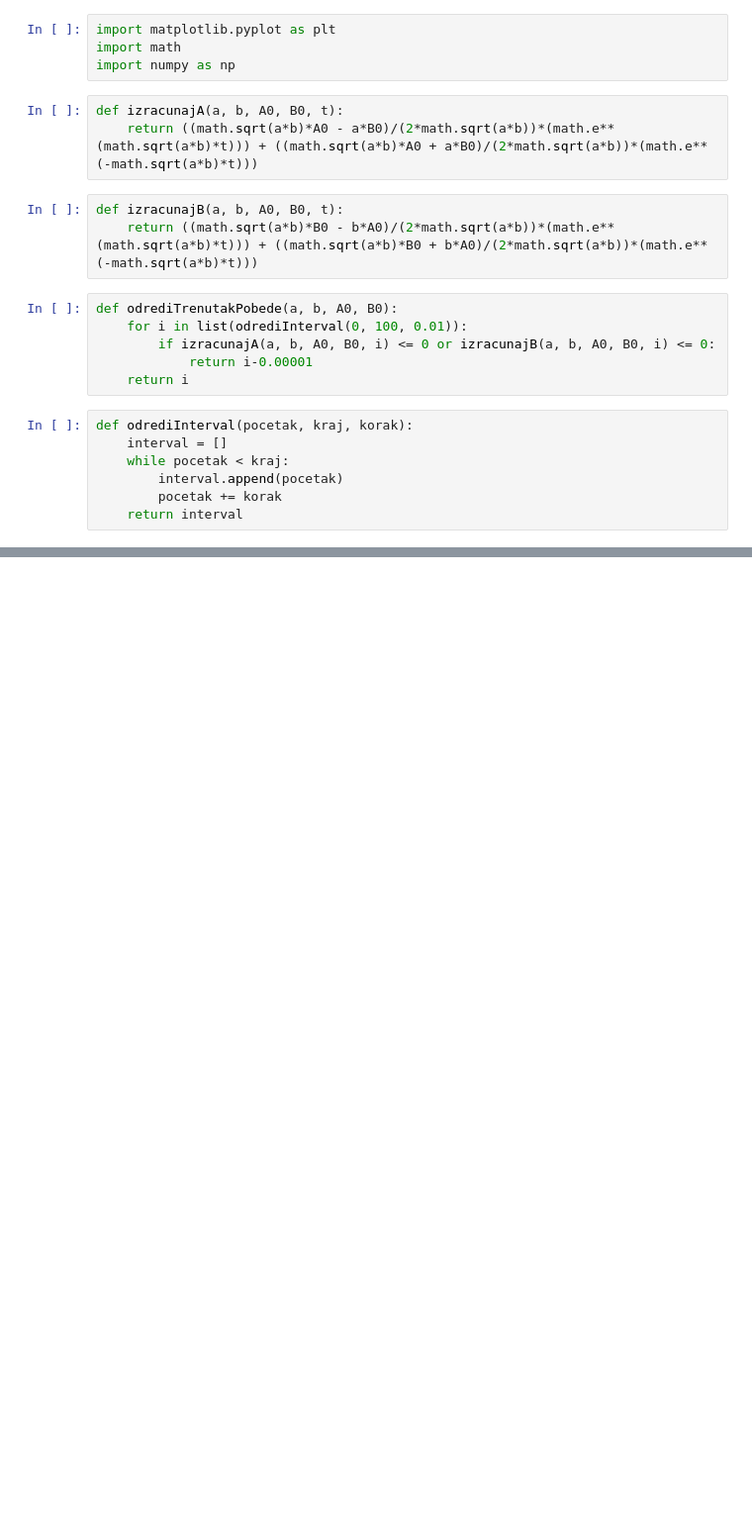
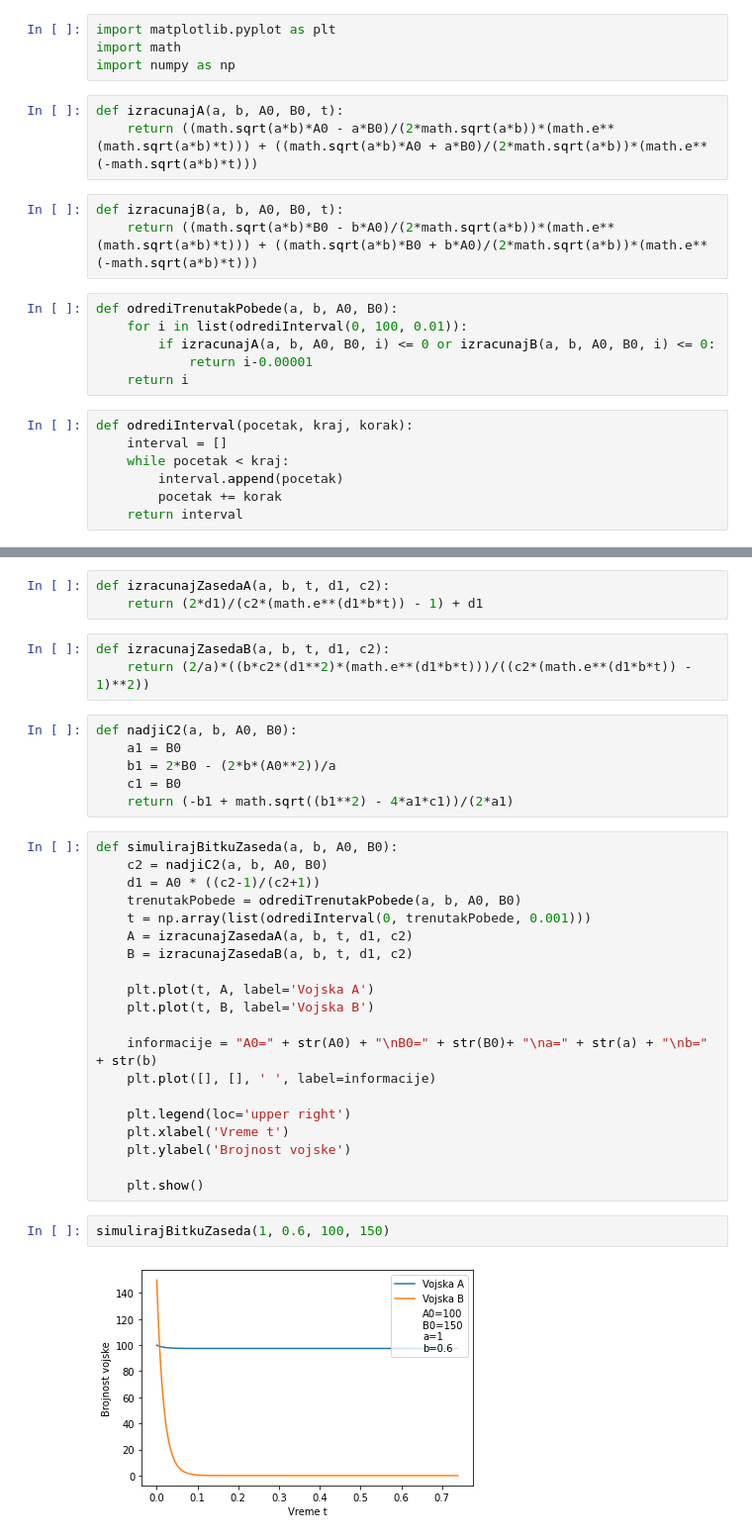
Before and after one commit to lucijamilicic/omm, a Jupyter notebook: src/OMM_Seminarski-01.ipynb, the cells around one changed output, grey strips where cells are left out. Shown: that part at 99% size. Saved outputs shown, nothing was run; the diff lists cells and outputs as text; blank space fills up the shorter version.

```diff
--- a/src/OMM_Seminarski-01.ipynb
+++ b/src/OMM_Seminarski-01.ipynb
@@ -109,0 +104,36 @@ simulirajBitku2(500, 1000)
+# %%
+def izracunajZasedaA(a, b, t, d1, c2):
+    return (2*d1)/(c2*(math.e**(d1*b*t)) - 1) + d1
+# %%
+def izracunajZasedaB(a, b, t, d1, c2):
+    return (2/a)*((b*c2*(d1**2)*(math.e**(d1*b*t)))/((c2*(math.e**(d1*b*t)) - 1)**2))
+# %%
+def nadjiC2(a, b, A0, B0):
+    a1 = B0
+    b1 = 2*B0 - (2*b*(A0**2))/a
+    c1 = B0
+    return (-b1 + math.sqrt((b1**2) - 4*a1*c1))/(2*a1)
+# %%
+def simulirajBitkuZaseda(a, b, A0, B0):
+    c2 = nadjiC2(a, b, A0, B0)
+    d1 = A0 * ((c2-1)/(c2+1))
+    trenutakPobede = odrediTrenutakPobede(a, b, A0, B0)
+    t = np.array(list(odrediInterval(0, trenutakPobede, 0.001)))
+    A = izracunajZasedaA(a, b, t, d1, c2)
+    B = izracunajZasedaB(a, b, t, d1, c2)
+
+    plt.plot(t, A, label='Vojska A')
+    plt.plot(t, B, label='Vojska B')
+
+    informacije = "A0=" + str(A0) + "\nB0=" + str(B0)+ "\na=" + str(a) + "\nb=" + str(b)
+    plt.plot([], [], ' ', label=informacije)
+
+    plt.legend(loc='upper right')
+    plt.xlabel('Vreme t')
+    plt.ylabel('Brojnost vojske')
+
+    plt.show()
+# %%
+simulirajBitkuZaseda(1, 0.6, 100, 150)
+# %% [output]
+[figure, added]
```
Also changed, not shown: parts of 10 cells of this notebook.
